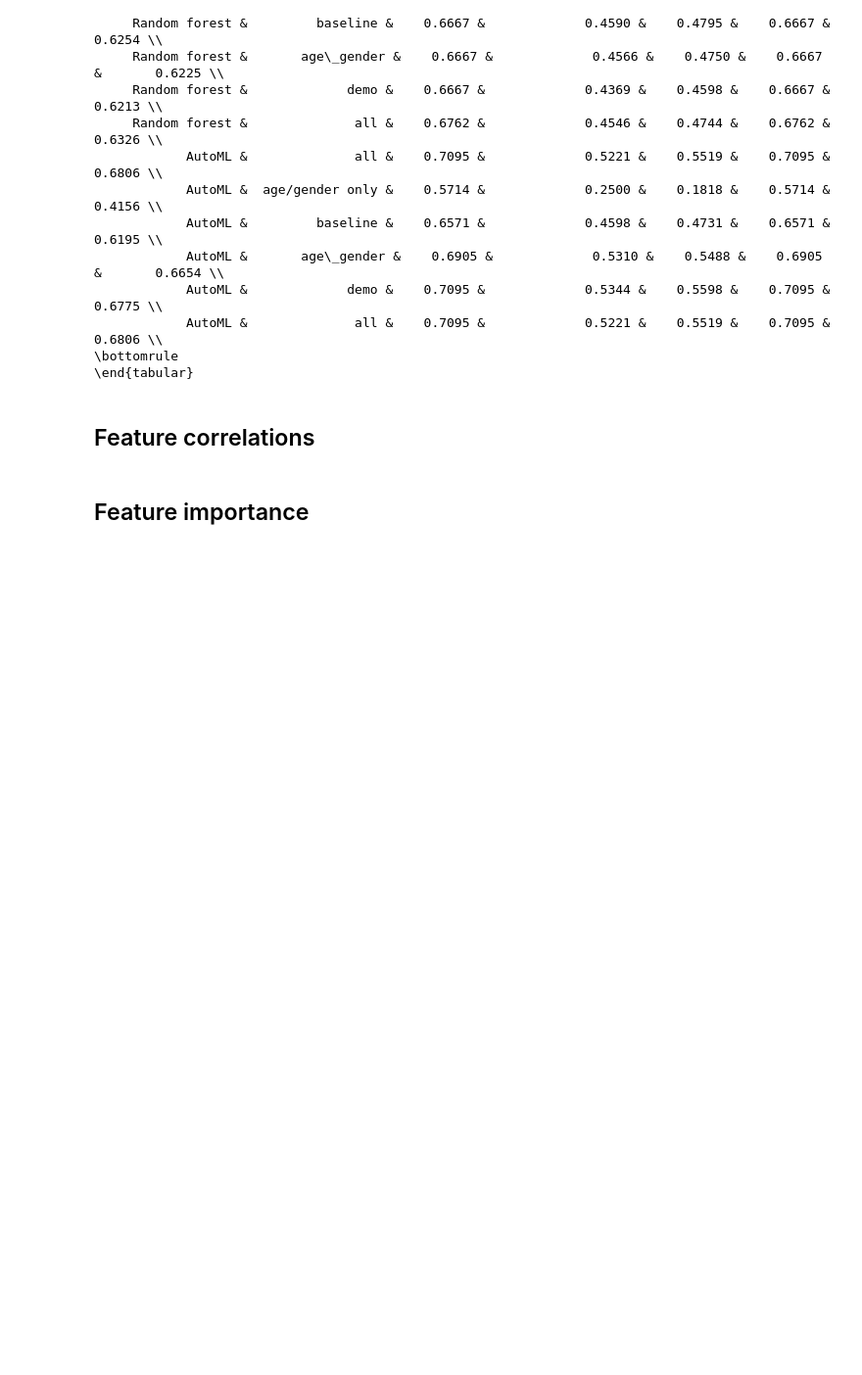
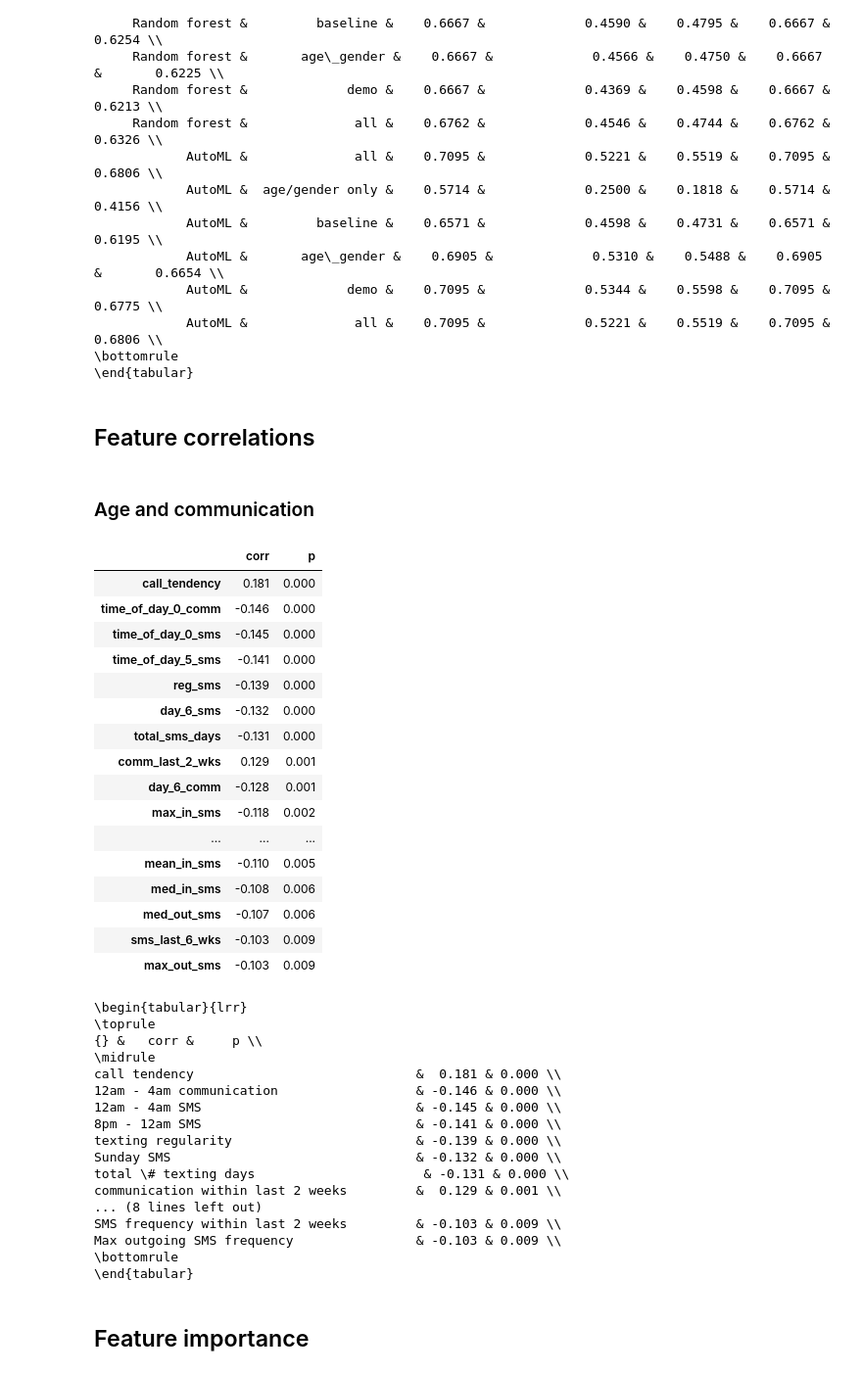
Before and after one commit to tliu526/relationship-prediction, a Jupyter notebook: notebooks/paper_stats.ipynb, the cells around one changed output. Shown at 98% size. Cells and saved outputs as stored; diff of their text form; code cells hidden in the pictures; blank space fills up the shorter version.

Commit message:
fix bug in stats_util, update paper stats with age/comm correlations

```diff
--- a/notebooks/paper_stats.ipynb
+++ b/notebooks/paper_stats.ipynb
@@ -417,6 +476,62 @@ print(results_4clf.to_latex(index=False))
 \end{tabular}
 # %% [markdown]
 ## Feature correlations
+# %% [markdown]
+### Age and communication
+# %%
+corr_df = top5_all_data.drop(labels=['pid','combined_hash', 'contact_type', 'ego_age_q'], axis='columns')
+r_corrs, r_counts, r_p_vals = run_r_corr(corr_df, corr_type='pearson')
+# %%
+exclude_cols = corr_df.columns[corr_df.columns.str.startswith('ego')
+                               | corr_df.columns.str.startswith('q')
+                               | corr_df.columns.str.contains('loc')
+                               | corr_df.columns.str.contains('visit_reason')
+                               | corr_df.columns.str.contains('nan_indicator')]
+# %%
+cols = corr_df.columns.values
+age_idx = np.where(cols=='ego_age')
+sig_age_df = get_sig_features(cols, 'ego_age', r_corrs, r_p_vals, exclude_cols=exclude_cols, alpha=0.01)
+pd.reset_option('display.float_format')
+pd.options.display.float_format = '{:,.3f}'.format
+display(sig_age_df)
+sig_age_df.index = sig_age_df.index.map(all_feature_dict)
+sig_age_df['p'] = sig_age_df['p'].replace({0.000: '<0.001'})
+print(sig_age_df.to_latex())
+# %% [output]
+|  | corr | p |
+| call_tendency | 0.181 | 0.000 |
+| time_of_day_0_comm | -0.146 | 0.000 |
+| time_of_day_0_sms | -0.145 | 0.000 |
+| time_of_day_5_sms | -0.141 | 0.000 |
+| reg_sms | -0.139 | 0.000 |
+| day_6_sms | -0.132 | 0.000 |
+| total_sms_days | -0.131 | 0.000 |
+| comm_last_2_wks | 0.129 | 0.001 |
+| day_6_comm | -0.128 | 0.001 |
+| max_in_sms | -0.118 | 0.002 |
+| ... | ... | ... |
+| mean_in_sms | -0.110 | 0.005 |
+| med_in_sms | -0.108 | 0.006 |
+| med_out_sms | -0.107 | 0.006 |
+| sms_last_6_wks | -0.103 | 0.009 |
+| max_out_sms | -0.103 | 0.009 |
+\begin{tabular}{lrr}
+\toprule
+{} &   corr &     p \\
+\midrule
+call tendency                             &  0.181 & 0.000 \\
+12am - 4am communication                  & -0.146 & 0.000 \\
+12am - 4am SMS                            & -0.145 & 0.000 \\
+8pm - 12am SMS                            & -0.141 & 0.000 \\
+texting regularity                        & -0.139 & 0.000 \\
+Sunday SMS                                & -0.132 & 0.000 \\
+total \# texting days                      & -0.131 & 0.000 \\
+communication within last 2 weeks         &  0.129 & 0.001 \\
+... (8 lines left out)
+SMS frequency within last 2 weeks         & -0.103 & 0.009 \\
+Max outgoing SMS frequency                & -0.103 & 0.009 \\
+\bottomrule
+\end{tabular}
 # %% [markdown]
 ## Feature importance
 # %% [markdown]
```
Also changed, not shown: parts of 7 cells of this notebook, 1 other file.
